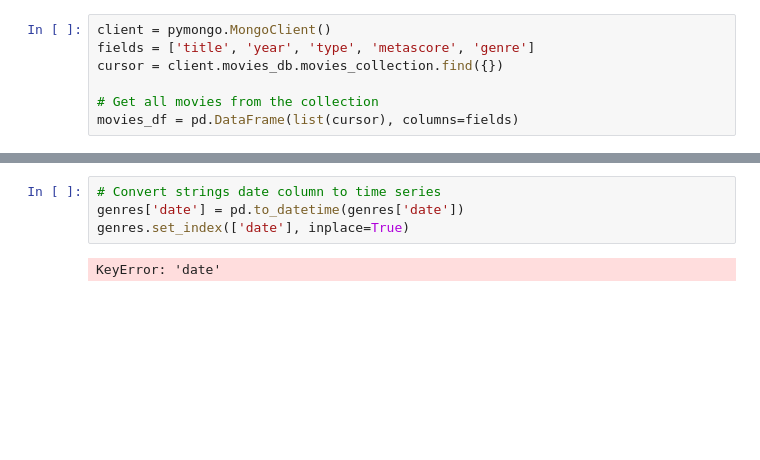
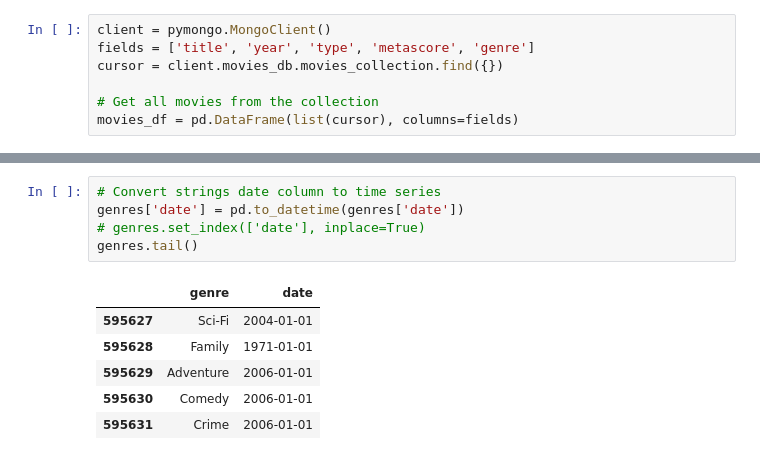
Before and after one commit to MrLokans/movie-analyzer, a Jupyter notebook: analysis.ipynb, the cells around one changed output, grey strips where cells are left out. Cells and saved outputs as stored; diff of their text form; blank space fills up the shorter version.

```diff
--- a/analysis.ipynb
+++ b/analysis.ipynb
@@ -67,6 +67,12 @@ genres['genre'].value_counts().plot(kind='bar')
 # %%
 # Convert strings date column to time series
 genres['date'] = pd.to_datetime(genres['date'])
-genres.set_index(['date'], inplace=True)
+# genres.set_index(['date'], inplace=True)
+genres.tail()
 # %% [output]
-KeyError: 'date'
+|  | genre | date |
+| 595627 | Sci-Fi | 2004-01-01 |
+| 595628 | Family | 1971-01-01 |
+| 595629 | Adventure | 2006-01-01 |
+| 595630 | Comedy | 2006-01-01 |
+| 595631 | Crime | 2006-01-01 |
```
Also changed, not shown: parts of 4 cells of this notebook.
